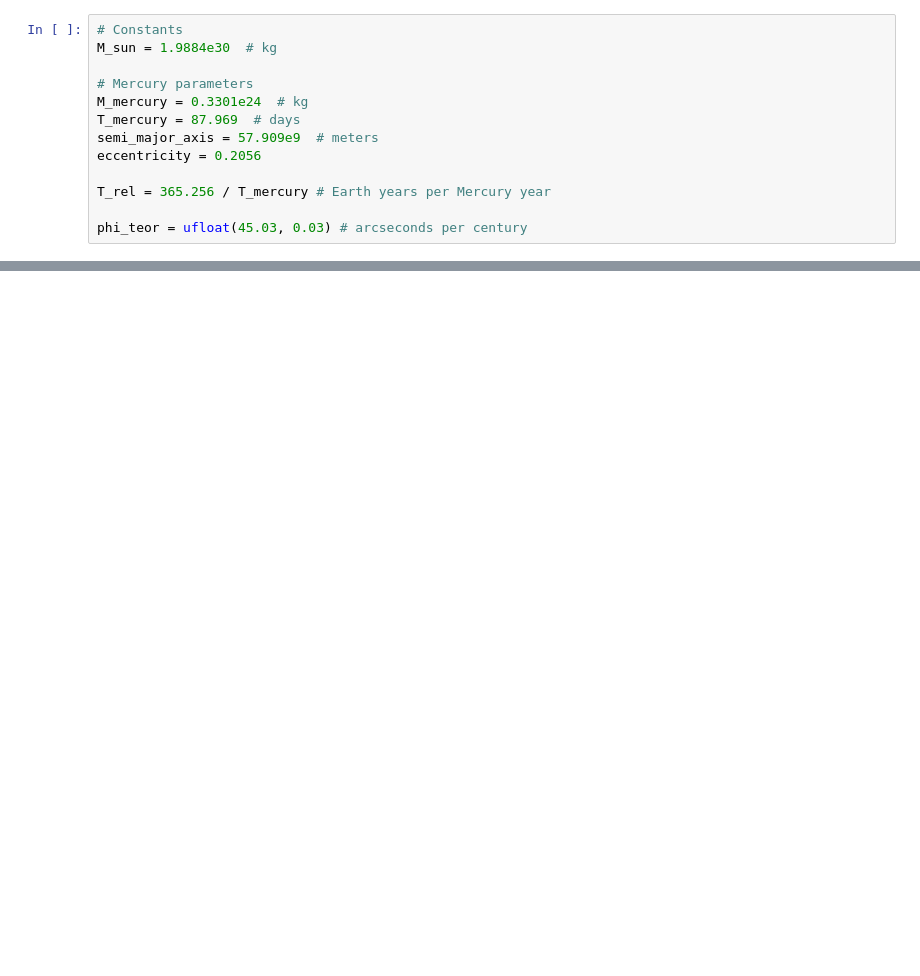
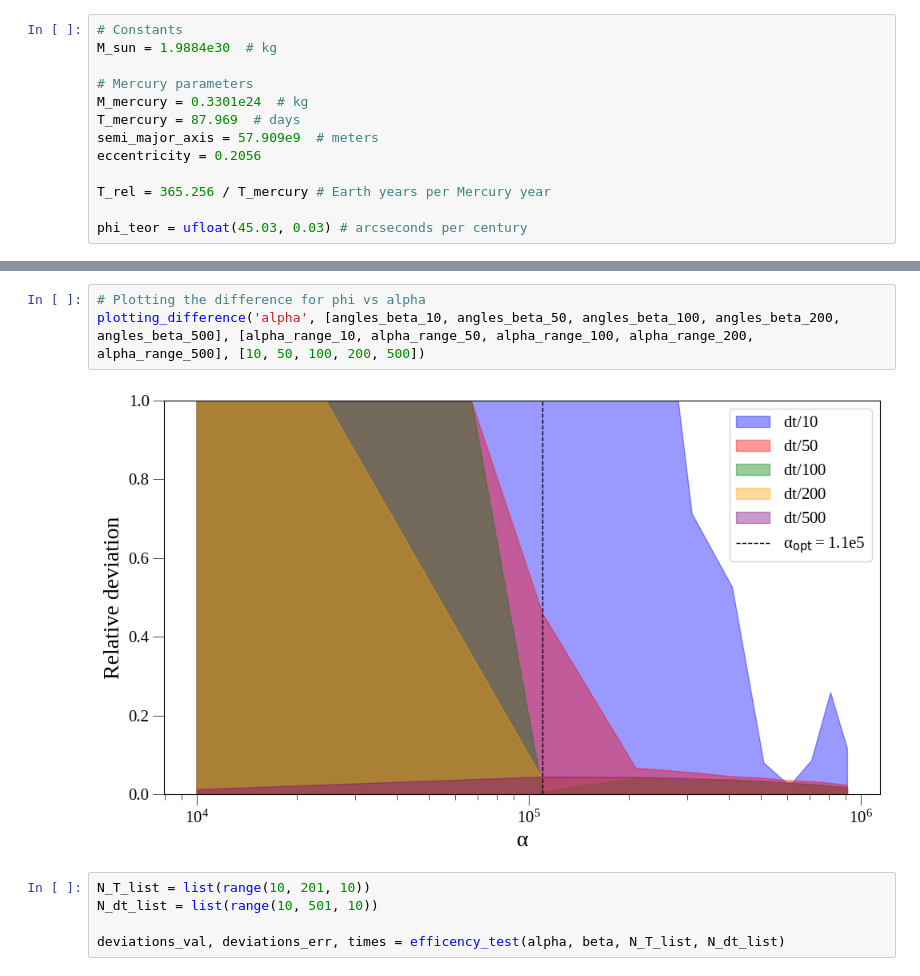
Before and after one commit to PoruchikRzhevsky/mercury_perihelion_precession, a Jupyter notebook: precession.ipynb, the cells around one changed output, grey strips where cells are left out. Saved outputs shown, nothing was run; the diff lists cells and outputs as text; blank space fills up the shorter version.

```diff
--- a/precession.ipynb
+++ b/precession.ipynb
@@ -307,0 +360,10 @@ plt.show()
+# %%
+# Plotting the difference for phi vs alpha
+plotting_difference('alpha', [angles_beta_10, angles_beta_50, angles_beta_100, angles_beta_200, angles_beta_500], [alpha_range_10, alpha_range_50, alpha_range_100, alpha_range_200, alpha_range_500], [10, 50, 100, 200, 500])
+# %% [output]
+[figure, added]
+# %%
+N_T_list = list(range(10, 201, 10))
+N_dt_list = list(range(10, 501, 10))
+
+deviations_val, deviations_err, times = efficency_test(alpha, beta, N_T_list, N_dt_list)
```
Also changed, not shown: parts of 15 cells of this notebook, 11 other files.
